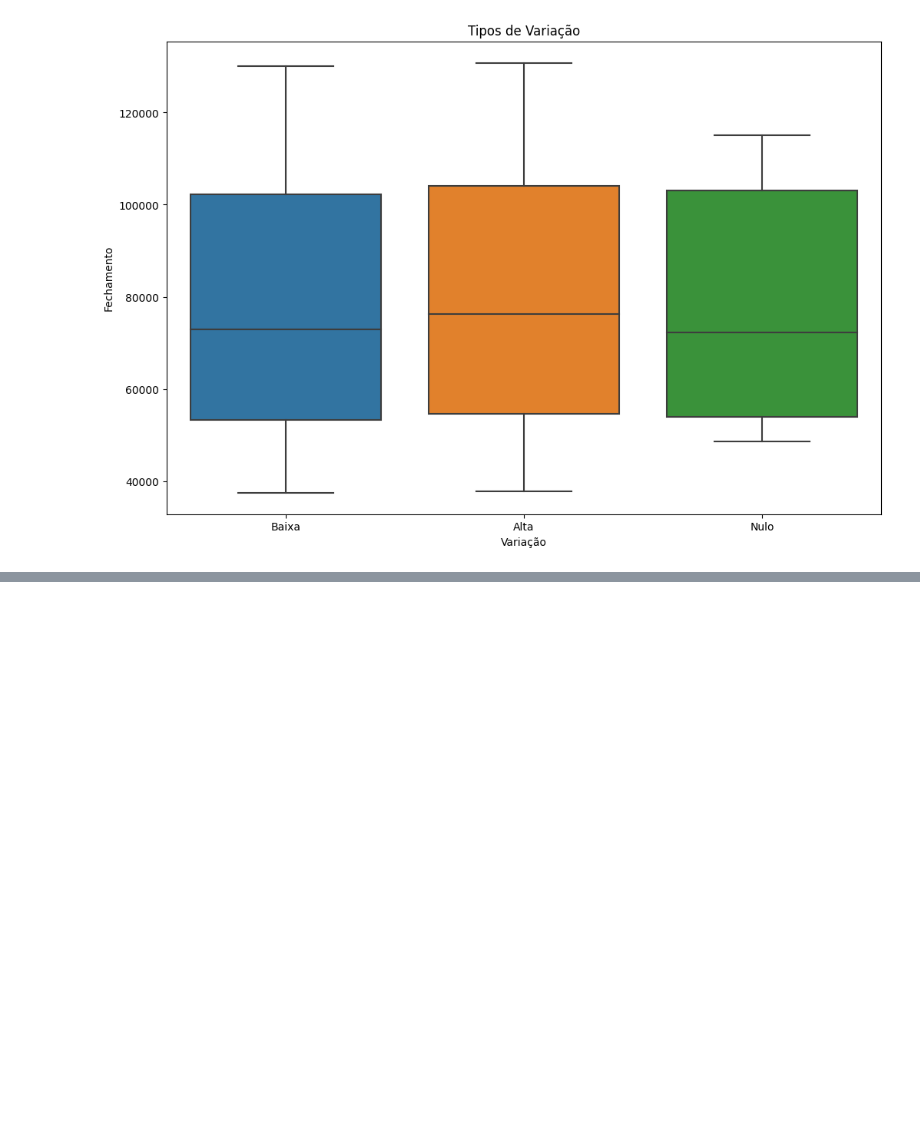
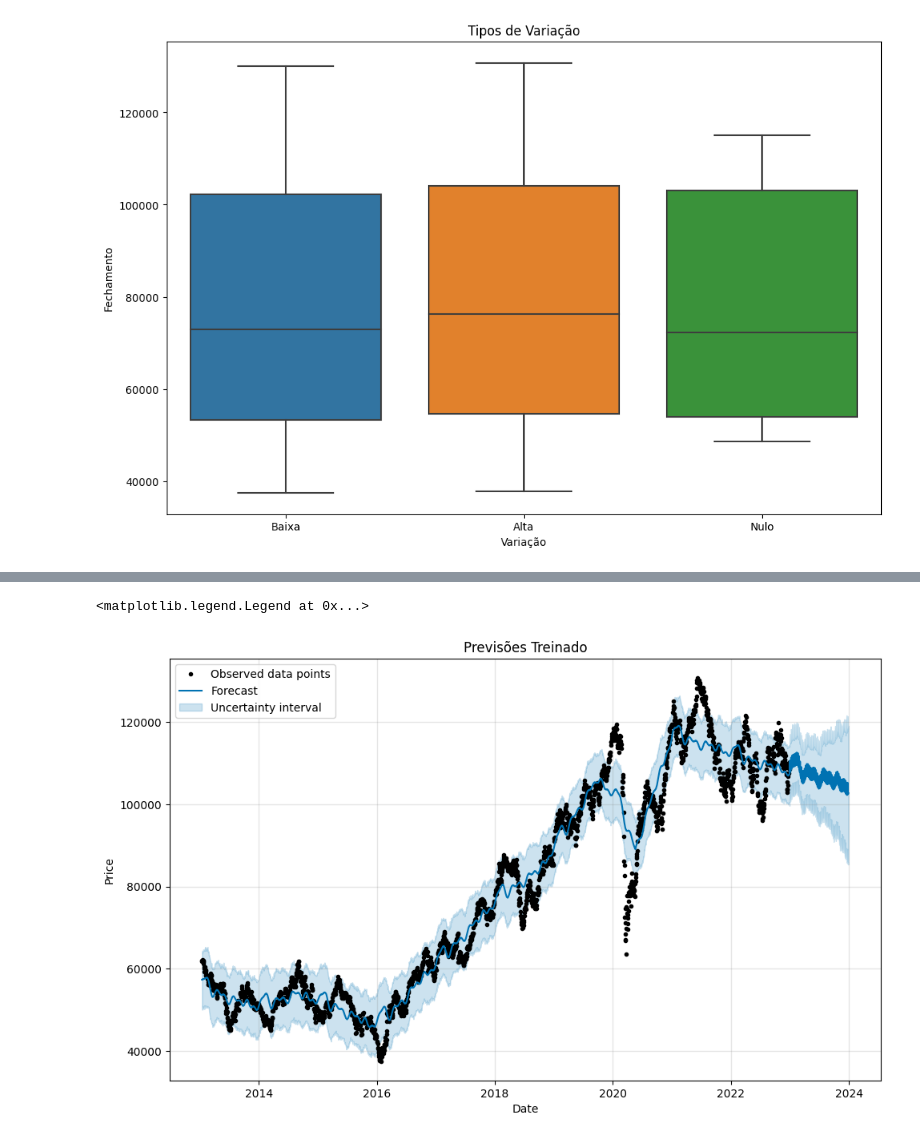
Before and after one commit to marcelomj23/proprio, a Jupyter notebook: Tech_Challenge_2.ipynb, the cells around one changed output, grey strips where cells are left out. Saved outputs shown, nothing was run; the diff lists cells and outputs as text; code cells hidden in the pictures; blank space fills up the shorter version.

```diff
--- a/Tech_Challenge_2.ipynb
+++ b/Tech_Challenge_2.ipynb
@@ -227,0 +243,8 @@ df_ph.head()
+# %%
+# previsões do modelo treinado
+figure = m.plot(forecast, xlabel = 'Date', ylabel = 'Price')
+plt.title("Previsões Treinado")
+plt.legend()
+# %% [output]
+<matplotlib.legend.Legend at 0x...>
+[figure, added]
```
Also changed, not shown: parts of 19 cells of this notebook.
